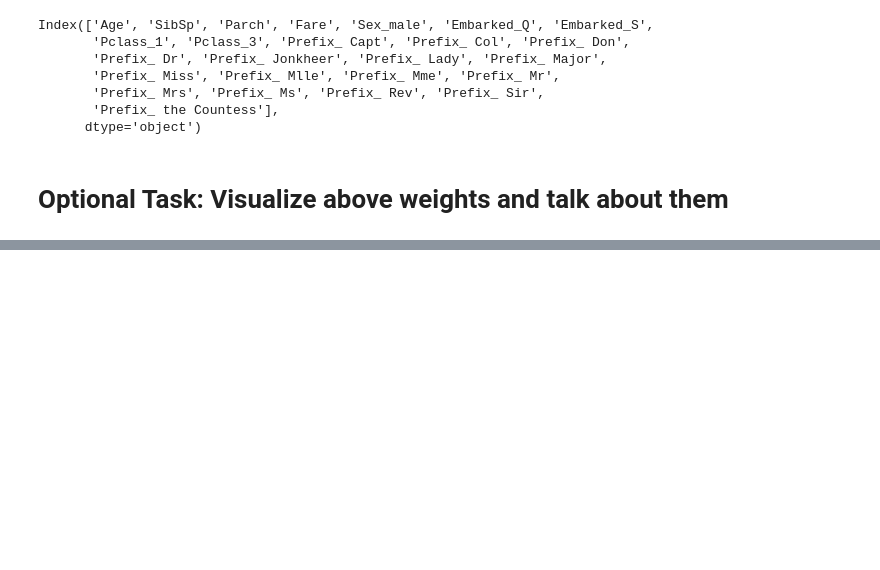
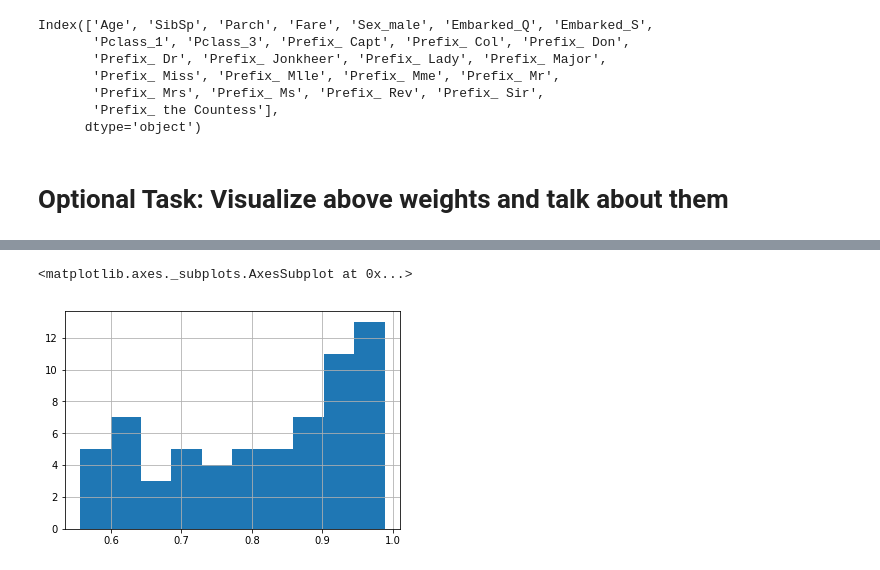
Before and after one commit to Code-IT-code/Regression, a Jupyter notebook: Logistic_Regression_Titanic_Dataset.ipynb, the cells around one changed output, grey strips where cells are left out. Cells and saved outputs as stored; diff of their text form; code cells hidden in the pictures; blank space fills up the shorter version.

```diff
--- a/Logistic_Regression_Titanic_Dataset.ipynb
+++ b/Logistic_Regression_Titanic_Dataset.ipynb
@@ -188,0 +212,3 @@ Index(['Age', 'SibSp', 'Parch', 'Fare', 'Sex_male', 'Embarked_Q', 'Embarked_S',
+# %%
+probs = logreg.predict_proba(x_test)[:,1]
+probs
@@ -188,0 +233,4 @@ Index(['Age', 'SibSp', 'Parch', 'Fare', 'Sex_male', 'Embarked_Q', 'Embarked_S',
+# %%
+Threshold = 0.5
+preds = np.where(probs > Threshold, 1, 0)
+preds
@@ -188,0 +251,3 @@ Index(['Age', 'SibSp', 'Parch', 'Fare', 'Sex_male', 'Embarked_Q', 'Embarked_S',
+# %%
+df2 = pd.DataFrame({'Probabilities':probs,'Predicted':preds,'Actual':y_test['Survived']})
+df2.head()
@@ -188,0 +261,11 @@ Index(['Age', 'SibSp', 'Parch', 'Fare', 'Sex_male', 'Embarked_Q', 'Embarked_S',
+# %%
+df_tp = df2[(df2['Actual'] == 1) & (df2['Predicted'] == 1)].copy()
+df_tp['Category'] = 'TP'
+df_tn = df2[(df2['Actual'] == 0) & (df2['Predicted'] == 0)].copy()
+df_tn['Category'] = 'TN'
+df_fn = df2[(df2['Actual'] == 1) & (df2['Predicted'] == 0)].copy()
+df_fn['Category'] = 'FN'
+df_fp = df2[(df2['Actual'] == 0) & (df2['Predicted'] == 1)].copy()
+df_fp['Category'] = 'FP'
+df3 = pd.concat([df_tp, df_tn, df_fn, df_fp])
+df3.head()
@@ -188,0 +308,5 @@ Index(['Age', 'SibSp', 'Parch', 'Fare', 'Sex_male', 'Embarked_Q', 'Embarked_S',
+# %%
+df3[df3['Category'] == 'TP']['Probabilities'].hist()
+# %% [output]
+<matplotlib.axes._subplots.AxesSubplot at 0x...>
+[figure, added]
```
Also changed, not shown: parts of 19 cells of this notebook.
